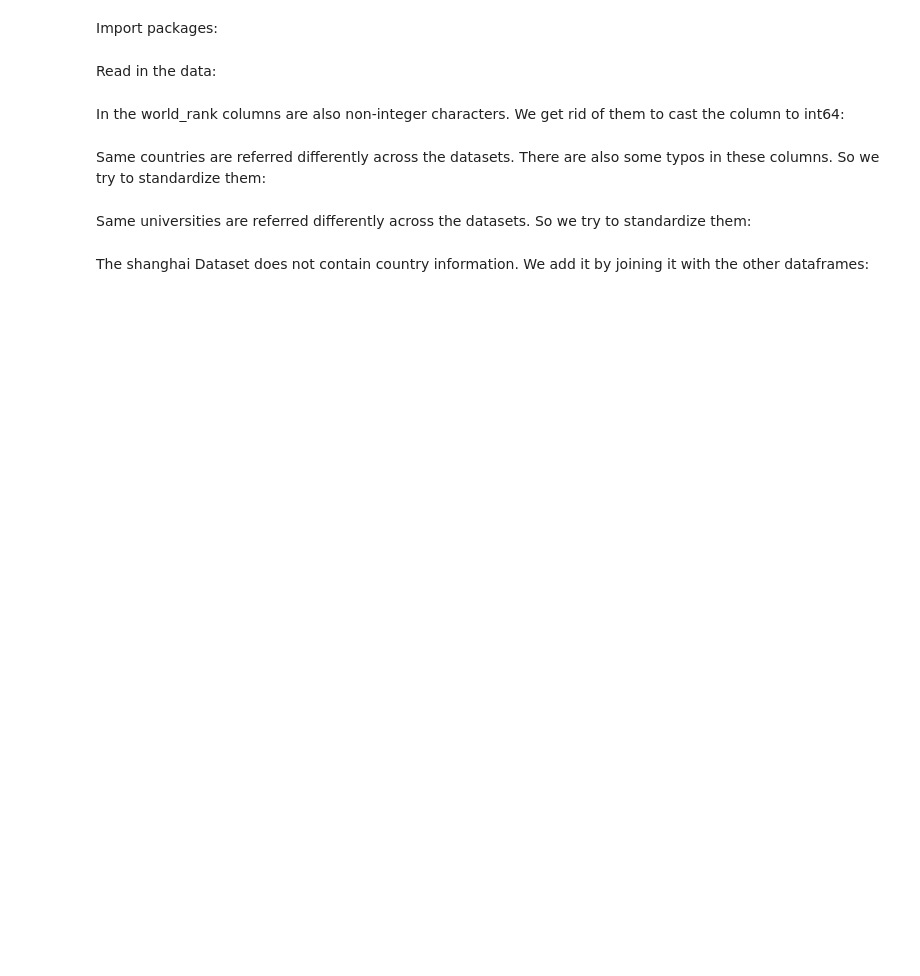
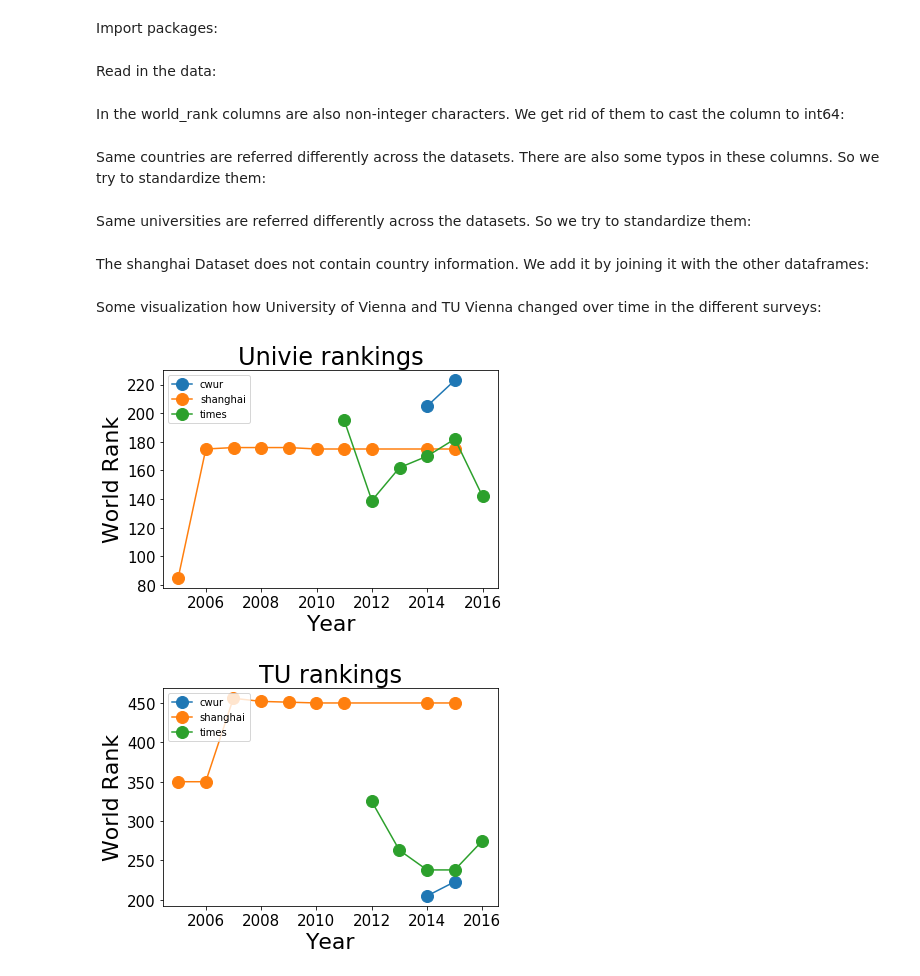
Before and after one commit to AjayvirS/uni-ranking, a Jupyter notebook: Tobis_DOPP_Notebook.ipynb, the cells around one changed output. Drawn from its saved outputs; the diff is of its cells as text; code cells hidden in the pictures; blank space fills up the shorter version.

Commit message:
some visualization and best-uni-per-country-df

```diff
--- a/Tobis_DOPP_Notebook.ipynb
+++ b/Tobis_DOPP_Notebook.ipynb
@@ -14,6 +15,7 @@ cwurData = pd.read_csv(datapath + "/cwurData.csv", header=0)
 cwurData = cwurData.rename(columns={'institution': 'university_name'})
 
 shanghaiData = pd.read_csv(datapath + "/shanghaiData.csv", header=0)
+shanghaiData = shanghaiData[pd.notna(shanghaiData['university_name'])] #delete one row that is NAs only
 
 timesData = pd.read_csv(datapath + "/timesData.csv", header=0)
 # %% [markdown]
@@ -119,3 +121,59 @@ The shanghai Dataset does not contain country information. We add it by joining
 #get countries of universities for shanghaiData
 uniCountryDf = pd.concat([timesData[['university_name', 'country']], cwurData[['university_name', 'country']]]).drop_duplicates()
 shanghaiData = pd.merge(shanghaiData, uniCountryDf, how='left', on='university_name')
+shanghaiData['country'] = shanghaiData['country'].fillna('unknown')
+# %% [markdown]
+Some visualization how University of Vienna and TU Vienna changed over time in the different surveys:
+# %%
+cwur_univie = cwurData[cwurData.university_name.isin(["University of Vienna"])][['world_rank', 'year']]
+cwur_univie['survey'] = "cwur"
+times_univie = timesData[timesData.university_name.isin(["University of Vienna"])][['world_rank', 'year']]
+times_univie['survey'] = "times"
+shanghai_univie = shanghaiData[shanghaiData.university_name.isin(["University of Vienna"])][['world_rank', 'year']]
+shanghai_univie['survey'] = "shanghai"
+all_surveys_univie = cwur_univie.append(times_univie).append(shanghai_univie)
+
+cwur_TU = cwurData[cwurData.university_name.isin(["Vienna University of Technology"])][['world_rank', 'year']]
+cwur_TU['survey'] = "cwur"
+times_TU = timesData[timesData.university_name.isin(["Vienna University of Technology"])][['world_rank', 'year']]
+times_TU['survey'] = "times"
+shanghai_TU = shanghaiData[shanghaiData.university_name.isin(["Vienna University of Technology"])][['world_rank', 'year']]
+shanghai_TU['survey'] = "shanghai"
+all_surveys_TU = cwur_UoV.append(times_TU).append(shanghai_TU)
+
+groups_univie = all_surveys_univie.groupby('survey')
+
+fig, ax = plt.subplots()
+ax.margins(0.05)
+
+for name, group in groups_univie:
+    ax.plot(group.year, group.world_rank, marker='o', linestyle='-', ms=12, label=name)
+
+ax.legend(loc=2,prop={'size':10})
+
+plt.title("Univie rankings", fontsize=24)
+plt.xticks(fontsize=15)
+plt.yticks(fontsize=15)
+plt.ylabel("World Rank", fontsize=22)
+plt.xlabel("Year", fontsize=22)
+plt.show()
+
+groups_TU = all_surveys_TU.groupby('survey')
+
+fig, ax = plt.subplots()
+ax.margins(0.05)
+
+for name, group in groups_TU:
+    ax.plot(group.year, group.world_rank, marker='o', linestyle='-', ms=12, label=name)
+
+ax.legend(loc=2,prop={'size':10})
+
+plt.title("TU rankings", fontsize=24)
+plt.xticks(fontsize=15)
+plt.yticks(fontsize=15)
+plt.ylabel("World Rank", fontsize=22)
+plt.xlabel("Year", fontsize=22)
+plt.show()
+# %% [output]
+[figure, added]
+[figure, added]
```
Also changed, not shown: parts of 4 cells of this notebook.
